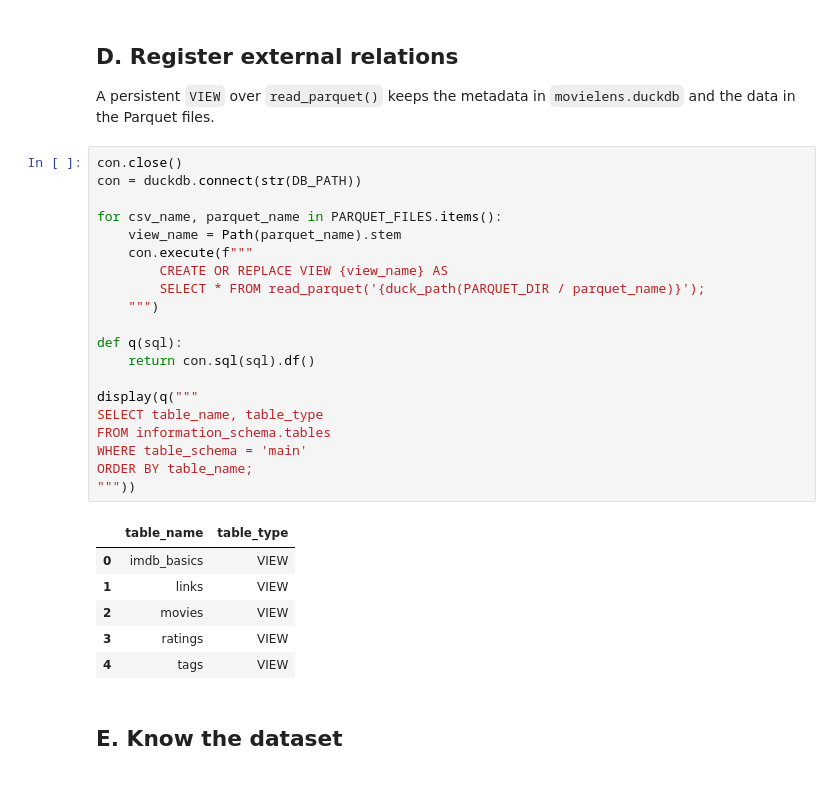
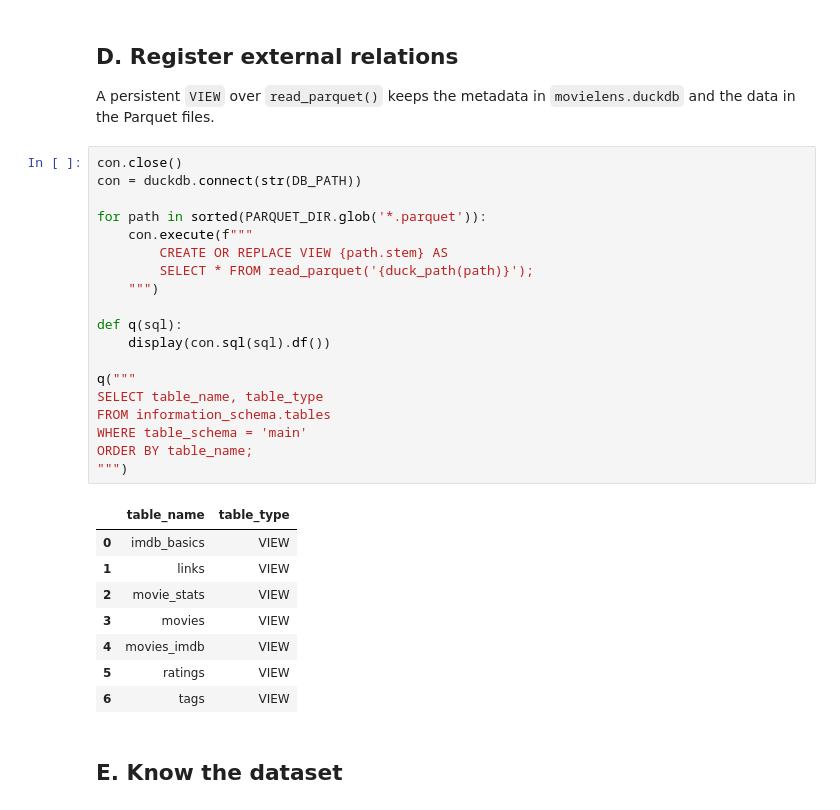
Before and after one commit to optmstic/big-data-foundations-movielens, a Jupyter notebook: group_project.ipynb, the cells around one changed output. Saved outputs shown, nothing was run; the diff lists cells and outputs as text.

```diff
--- a/group_project.ipynb
+++ b/group_project.ipynb
@@ -108,30 +91,31 @@ A persistent `VIEW` over `read_parquet()` keeps the metadata in `movielens.duckd
 # %%
 con.close()
 con = duckdb.connect(str(DB_PATH))
 
-for csv_name, parquet_name in PARQUET_FILES.items():
-    view_name = Path(parquet_name).stem
+for path in sorted(PARQUET_DIR.glob('*.parquet')):
     con.execute(f"""
-        CREATE OR REPLACE VIEW {view_name} AS
-        SELECT * FROM read_parquet('{duck_path(PARQUET_DIR / parquet_name)}');
+        CREATE OR REPLACE VIEW {path.stem} AS
+        SELECT * FROM read_parquet('{duck_path(path)}');
     """)
 
 def q(sql):
-    return con.sql(sql).df()
+    display(con.sql(sql).df())
 
-display(q("""
+q("""
 SELECT table_name, table_type
 FROM information_schema.tables
 WHERE table_schema = 'main'
 ORDER BY table_name;
-"""))
+""")
 # %% [output]
 |  | table_name | table_type |
 | 0 | imdb_basics | VIEW |
 | 1 | links | VIEW |
-| 2 | movies | VIEW |
-| 3 | ratings | VIEW |
-| 4 | tags | VIEW |
+| 2 | movie_stats | VIEW |
+| 3 | movies | VIEW |
+| 4 | movies_imdb | VIEW |
+| 5 | ratings | VIEW |
+| 6 | tags | VIEW |
 # %% [markdown]
 ## E. Know the dataset
 # %%
```
Also changed, not shown: parts of 19 cells of this notebook, 1 other file.
